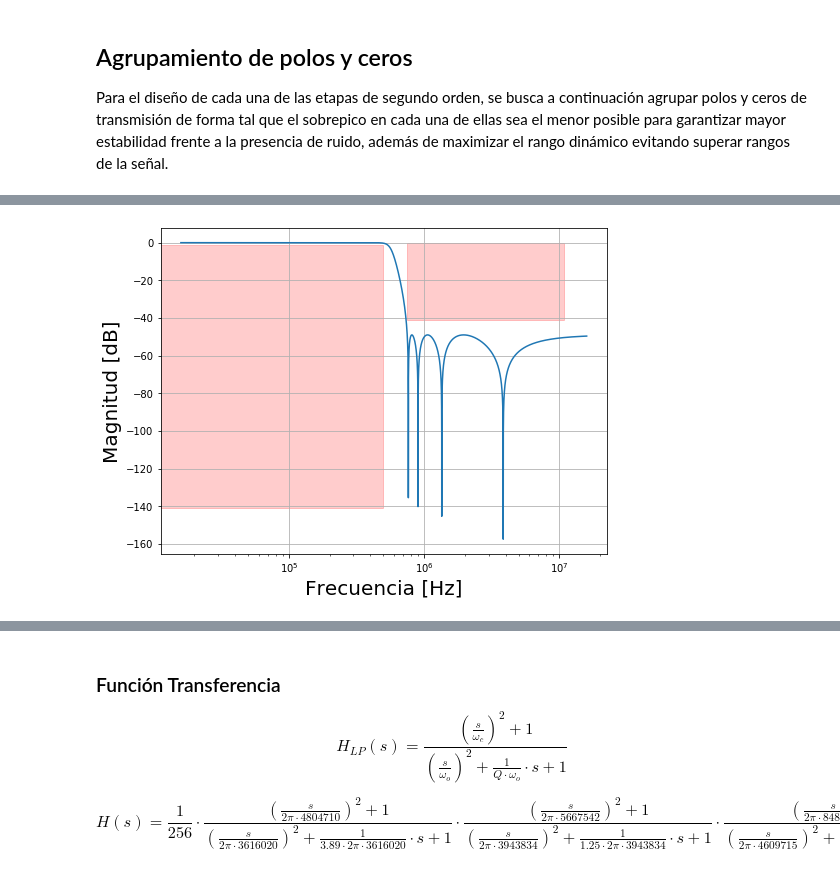
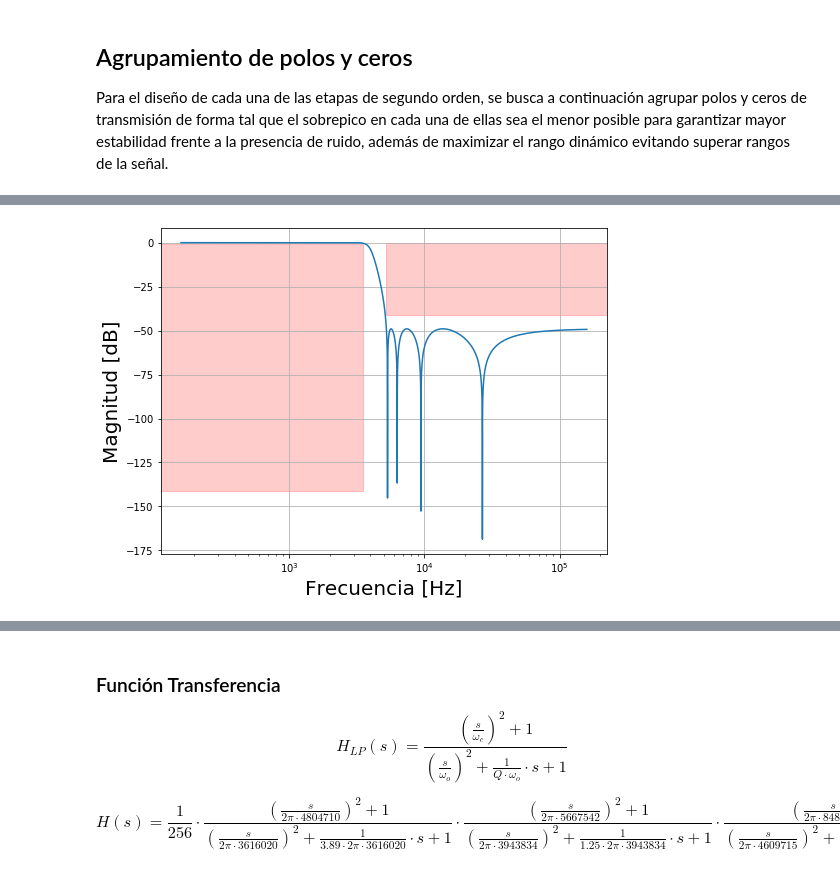
Before and after one commit to Kammann123/jupyter-notebooks, a Jupyter notebook: ASSD/Trabajo Práctico N° 1/Diseño y prueba de FAA.ipynb, the cells around one changed output, grey strips where cells are left out. Saved outputs shown, nothing was run; the diff lists cells and outputs as text; code cells hidden in the pictures.

```diff
--- a/ASSD/Trabajo Práctico N° 1/Diseño y prueba de FAA.ipynb
+++ b/ASSD/Trabajo Práctico N° 1/Diseño y prueba de FAA.ipynb
@@ -6,8 +6,8 @@ normalizado para el cálculo con aproximación Chebyshev II.
 # Definimos los parámetros de la plantilla sin normalizar
 aa = 49
 ap = 0.5
-fp = 500e3
-fa = 750e3
+fp = 3500
+fa = 5250
 
 # Obteniendo la plantilla normalizada
 wpn = 1
@@ -35,7 +35,7 @@ Se calculan los polos y ceros a partir de los parámetros alfa y beta utilizando
 from numpy import arcsinh, pi, sin, cos, sinh, cosh, conj
 from matplotlib import pyplot
 
-pyplot.rcParams["figure.figsize"] = (16,6)
+pyplot.rcParams["figure.figsize"] = (12, 10)
 
 # Calculo los parámetros alfa y beta que permiten
 # construir los polos y ceros de la aproximación
@@ -52,16 +52,18 @@ zeros = 2 * pi * fa * 1j / cos([(2*k - 1) * pi / (2 * n) for k in range(1, n + 1
 
 # Grafico el diagrama de polos y ceros normalizado
 def plot_zp(poles, zeros):
-    fig, (ax1, ax2) = pyplot.subplots(1, 2)
+    fig, (ax1) = pyplot.subplots(1, 1)
+    ax2 = ax1.twinx()
 
-    for pole in poles:
-        ax1.plot(pole.real, pole.imag, 'x', markersize=10)
+    for pole, zero in zip(poles, zeros):
+        ax1.plot(pole.real, pole.imag, 'rx', markersize=12)
+        ax2.plot(zero.real, zero.imag, 'bo', markersize=5)
 
-    for zero in zeros:
-        ax2.plot(zero.real, zero.imag, 'o', markersize=10)
-
+    ax1.set_xlabel("Eje real [Np]", fontsize=14)
+    ax1.set_ylabel("Eje imaginario polos [rad/s]", fontsize=16)
+    ax2.set_ylabel("Eje imaginario ceros [rad/s]", fontsize=16)
     ax1.grid()
-    ax2.grid()
+    pyplot.savefig("filtro_polos_ceros")
     pyplot.show()
 
 plot_zp(poles, zeros)
@@ -208,0 +230,12 @@ pyplot.show()
+# %%
+pyplot.rcParams["figure.figsize"] = (10,8)
+
+# Graficando otro para poder analizar superposición de picos
+for stage in stages:
+    w, mag, phase = stage["h"].bode(arange(1e3, 1000e3, 0.01e3))
+    pyplot.semilogx(w / (2 * pi), mag)
+pyplot.xlabel("Frecuencia [Hz]", fontsize=16)
+pyplot.ylabel("Magnitud [dB]", fontsize=16)
+pyplot.grid()
+pyplot.savefig("etapas_superpuestas")
+pyplot.show()
@@ -209,24 +244,25 @@ pyplot.show()
 # %%
 %matplotlib inline
 
 from scipy import signal
 from matplotlib import pyplot
 
 pyplot.rcParams["figure.figsize"] = (8,6)
 
 # Calculando y graficando la respuesta en frecuencia
 h = signal.lti(zeros, poles, unity_gain(zeros, poles))
 w, mag, phase = h.bode(n=1000000)
 
 pyplot.semilogx(w / (2 * pi), mag)
-pyplot.gca().add_patch(pyplot.Rectangle((1, -1), 5e5, -140, fill=True, edgecolor=None, color='red', alpha=0.2))
-pyplot.gca().add_patch(pyplot.Rectangle((7.5e5, 0), 1e7, -41, fill=True, edgecolor=None, color='red', alpha=0.2))
+pyplot.gca().add_patch(pyplot.Rectangle((1, -1), 3.5e3, -140, fill=True, edgecolor=None, color='red', alpha=0.2))
+pyplot.gca().add_patch(pyplot.Rectangle((5.25e3, 0), 1e7, -41, fill=True, edgecolor=None, color='red', alpha=0.2))
 pyplot.xlabel("Frecuencia [Hz]", fontsize=20)
 pyplot.ylabel("Magnitud [dB]", fontsize=20)
 pyplot.grid()
+pyplot.savefig("filtro_respuesta")
 pyplot.show()
 # %% [output]
-[figure, old version]
+[figure, new version]
 # %%
 %matplotlib inline
 
```
Also changed, not shown: parts of 7 cells of this notebook, 40 other files.
